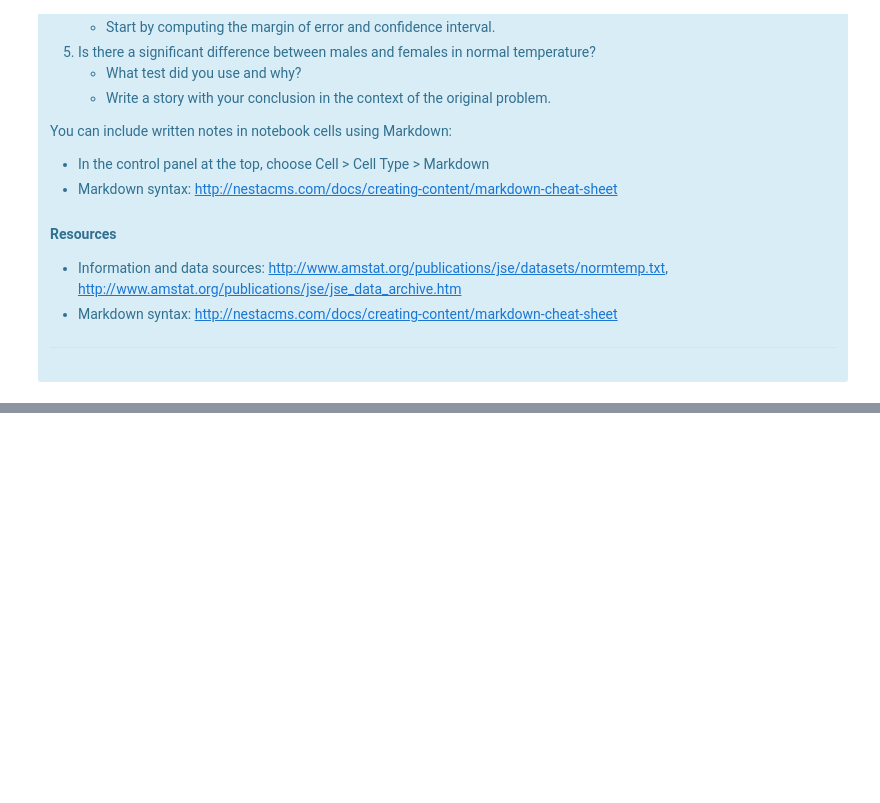
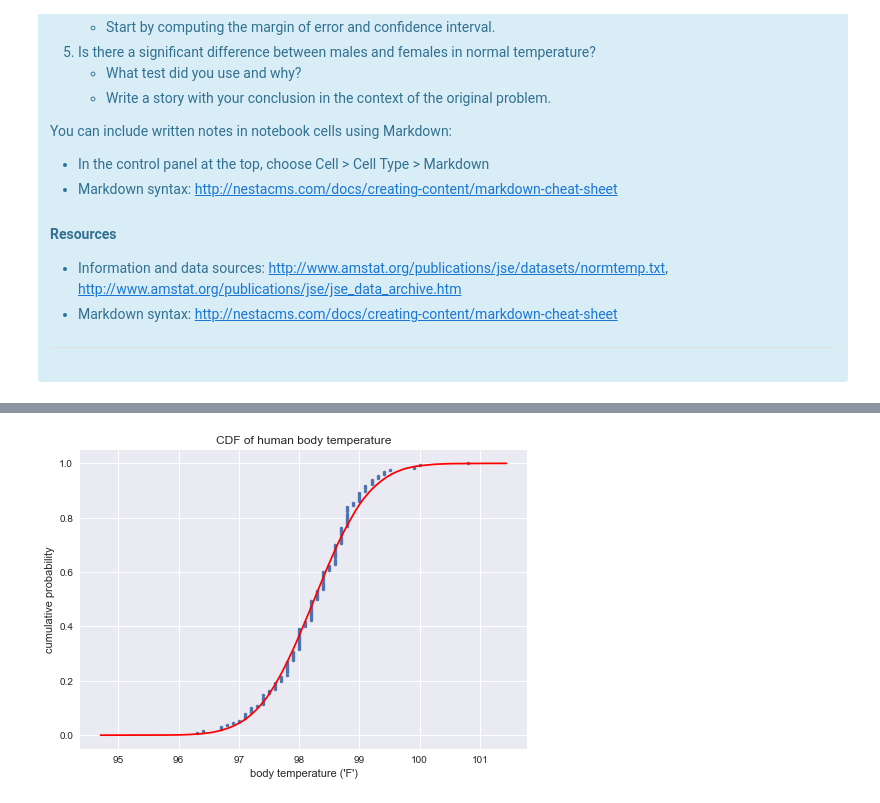
Before and after one commit to bretmarshall16/springboard, a Jupyter notebook: human_temp/sliderule_dsi_inferential_statistics_exercise_1.ipynb, the cells around one changed output, grey strips where cells are left out. Cells and saved outputs as stored; diff of their text form; code cells hidden in the pictures; blank space fills up the shorter version.

Commit message:
human temperature EDA

```diff
--- a/human_temp/sliderule_dsi_inferential_statistics_exercise_1.ipynb
+++ b/human_temp/sliderule_dsi_inferential_statistics_exercise_1.ipynb
@@ -57,0 +75,34 @@ df = pd.read_csv('data/human_body_temperature.csv')
+# %%
+#IMPORTING NECESSARY MODULES
+import numpy as np
+import matplotlib.pyplot as plt
+import seaborn as sns
+sns.set()
+# %%
+def ecdf(data):
+    #RETURNS X AND Y DATA FOR A ECDF
+    x=np.sort(data)
+    y=np.arange(1,len(x)+1)/len(x)
+    return x,y
+# %%
+#SAMPLING FROM THE NORMAL DISTRIBUTION WITH MEAN AND STD FROM REAL DATA
+mean=np.mean(df['temperature'])
+std=np.std(df['temperature'])
+normal_data=np.random.normal(mean,std,100000)
+#print(len(normal_data))
+#print(mean,std)
+
+#OBTAINING ECDF OF REAL AND THEORETICAL DATA
+x,y=ecdf(df['temperature'])
+x_theor,y_theor=ecdf(normal_data)
+
+
+#PLOTTING ECDF OF REAL AND THEORETICAL DATA
+_=plt.plot(x,y,marker='.',linestyle='none')
+_=plt.plot(x_theor,y_theor,color='red')
+_=plt.title('CDF of human body temperature')
+_=plt.xlabel("body temperature ('F')")
+_=plt.ylabel('cumulative probability')
+plt.show()
+# %% [output]
+[figure, added]
```
Also changed, not shown: parts of 16 cells of this notebook.
